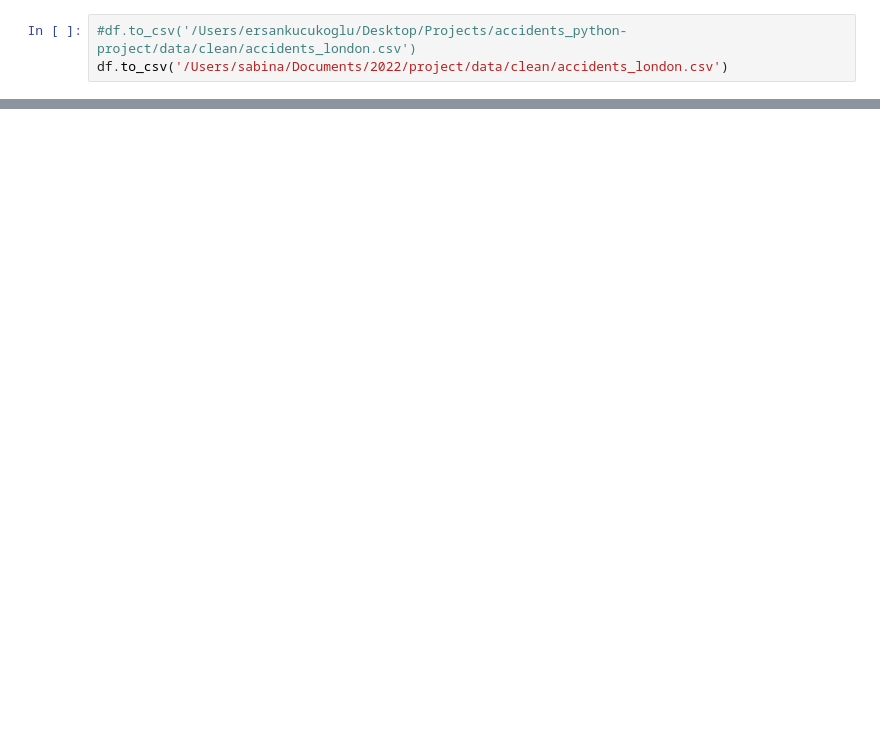
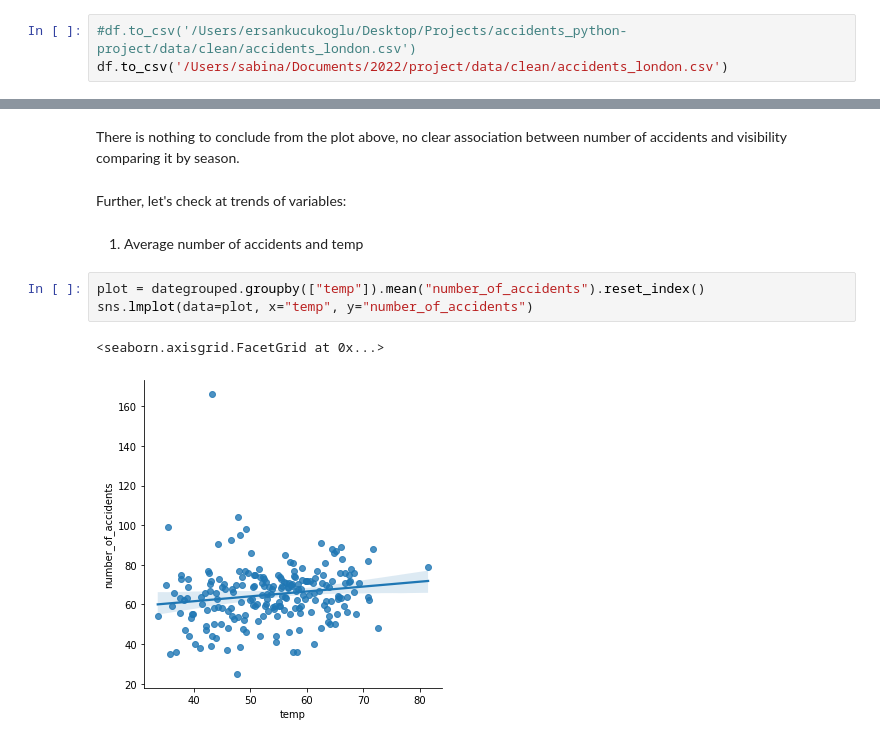
Before and after one commit to ersan-kucukoglu/accidents_python-project, a Jupyter notebook: code/data_manipulation.ipynb, the cells around one changed output, grey strips where cells are left out. Drawn from its saved outputs; the diff is of its cells as text; blank space fills up the shorter version.

```diff
--- a/code/data_manipulation.ipynb
+++ b/code/data_manipulation.ipynb
@@ -405,0 +483,12 @@ feelslike
+# %% [markdown]
+There is nothing to conclude from the plot above, no clear association between number of accidents and visibility comparing it by season.
+# %% [markdown]
+Further, let's check at trends of variables:
+# %% [markdown]
+1) Average number of accidents and temp
+# %%
+plot = dategrouped.groupby(["temp"]).mean("number_of_accidents").reset_index()
+sns.lmplot(data=plot, x="temp", y="number_of_accidents")
+# %% [output]
+<seaborn.axisgrid.FacetGrid at 0x...>
+[figure, added]
```
Also changed, not shown: parts of 89 cells of this notebook.
